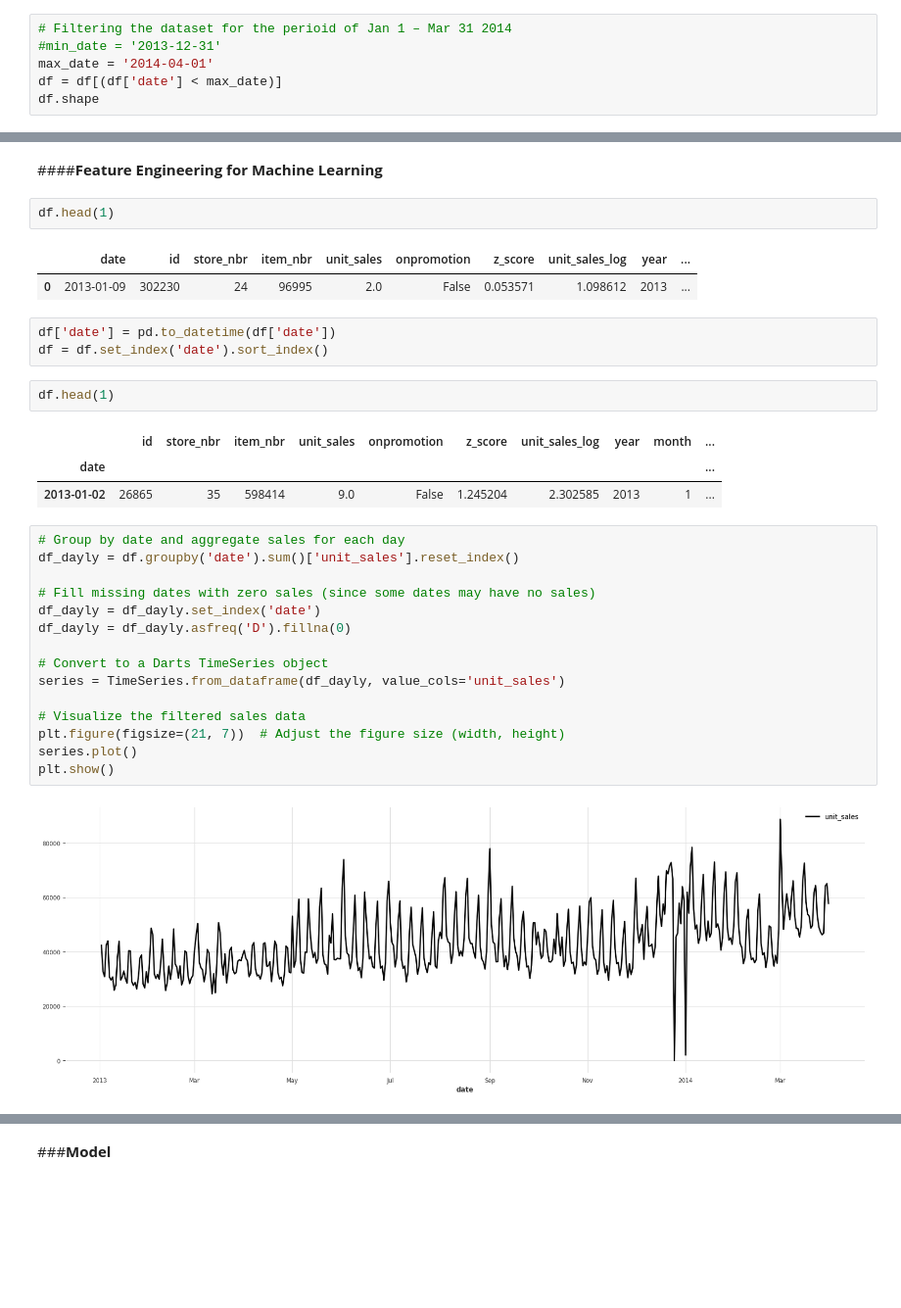
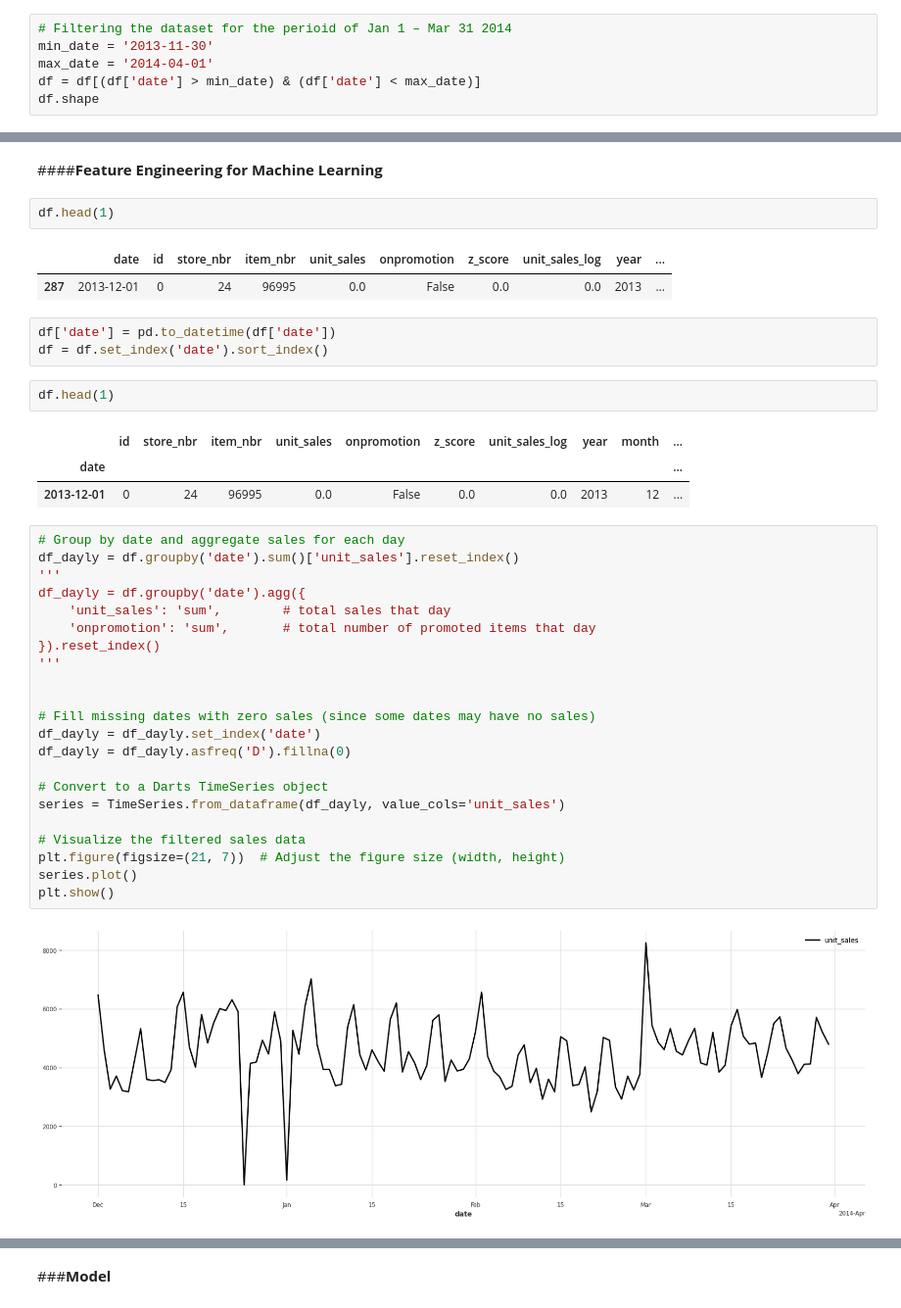
Before and after one commit to NyafeuKamdem/retail_demand_forcasting, a Jupyter notebook: XGBoost_demand_forecast_model.ipynb, the cells around one changed output, grey strips where cells are left out. Shown at 98% size. Saved outputs shown, nothing was run; the diff lists cells and outputs as text; blank space fills up the shorter version.

```diff
--- a/XGBoost_demand_forecast_model.ipynb
+++ b/XGBoost_demand_forecast_model.ipynb
@@ -66,7 +120,7 @@ df.head(1)
 # %%
 # Filtering the dataset for the perioid of Jan 1 – Mar 31 2014
-#min_date = '2013-12-31'
+min_date = '2013-11-30'
 max_date = '2014-04-01'
-df = df[(df['date'] < max_date)]
+df = df[(df['date'] > min_date) & (df['date'] < max_date)]
 df.shape
 # %% [output]
@@ -139,7 +171,7 @@ dtype: int64
 df.head(1)
 # %% [output]
 |  | date | id | store_nbr | item_nbr | unit_sales | onpromotion | z_score | unit_sales_log | year | ... |
-| 0 | 2013-01-09 | 302230 | 24 | 96995 | 2.0 | False | 0.053571 | 1.098612 | 2013 | ... |
+| 287 | 2013-12-01 | 0 | 24 | 96995 | 0.0 | False | 0.0 | 0.0 | 2013 | ... |
 # %%
 df['date'] = pd.to_datetime(df['date'])
 df = df.set_index('date').sort_index()
@@ -148,21 +180,28 @@ df.head(1)
 # %% [output]
 |  | id | store_nbr | item_nbr | unit_sales | onpromotion | z_score | unit_sales_log | year | month | ... |
 | date |  |  |  |  |  |  |  |  |  | ... |
-| 2013-01-02 | 26865 | 35 | 598414 | 9.0 | False | 1.245204 | 2.302585 | 2013 | 1 | ... |
+| 2013-12-01 | 0 | 24 | 96995 | 0.0 | False | 0.0 | 0.0 | 2013 | 12 | ... |
 # %%
 # Group by date and aggregate sales for each day
 df_dayly = df.groupby('date').sum()['unit_sales'].reset_index()
+'''
+df_dayly = df.groupby('date').agg({
+    'unit_sales': 'sum',        # total sales that day
+    'onpromotion': 'sum',       # total number of promoted items that day
+}).reset_index()
+'''
+
 
 # Fill missing dates with zero sales (since some dates may have no sales)
 df_dayly = df_dayly.set_index('date')
 df_dayly = df_dayly.asfreq('D').fillna(0)
 
 # Convert to a Darts TimeSeries object
 series = TimeSeries.from_dataframe(df_dayly, value_cols='unit_sales')
 
 # Visualize the filtered sales data
 plt.figure(figsize=(21, 7))  # Adjust the figure size (width, height)
 series.plot()
 plt.show()
 # %% [output]
-[figure, old version]
+[figure, new version]
```
Also changed, not shown: parts of 45 cells of this notebook.
